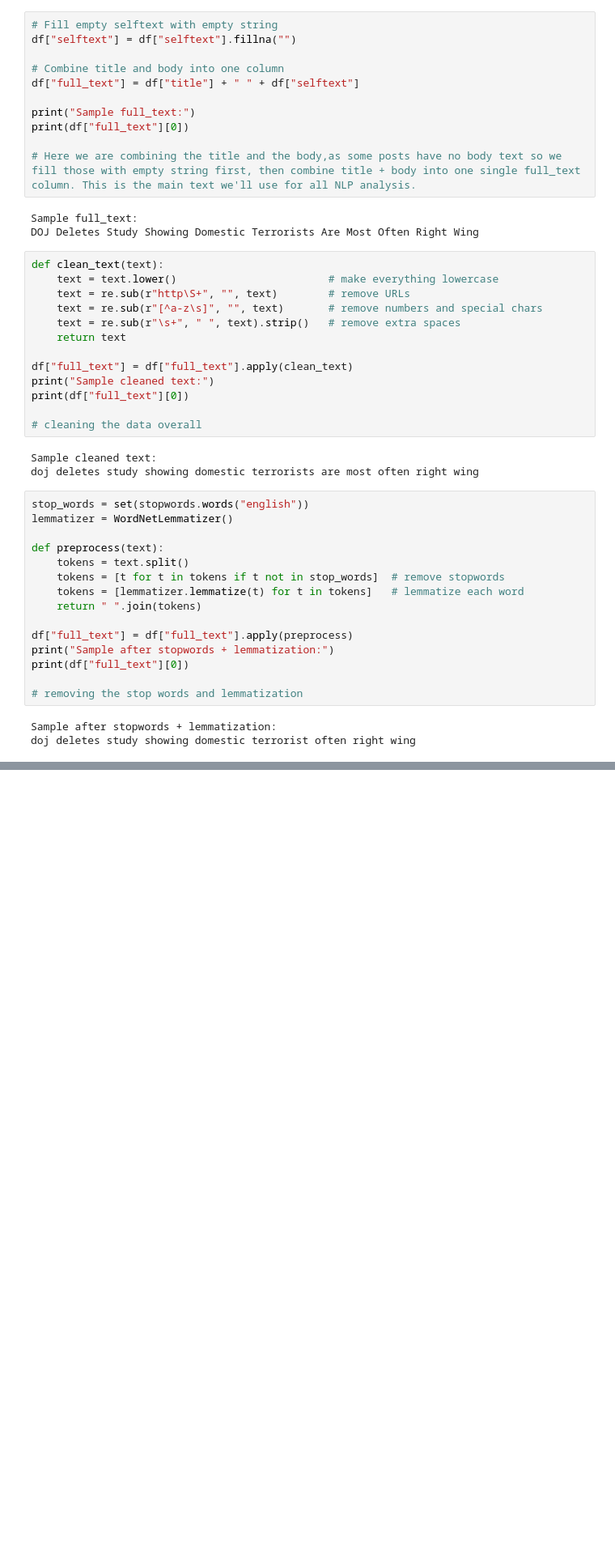
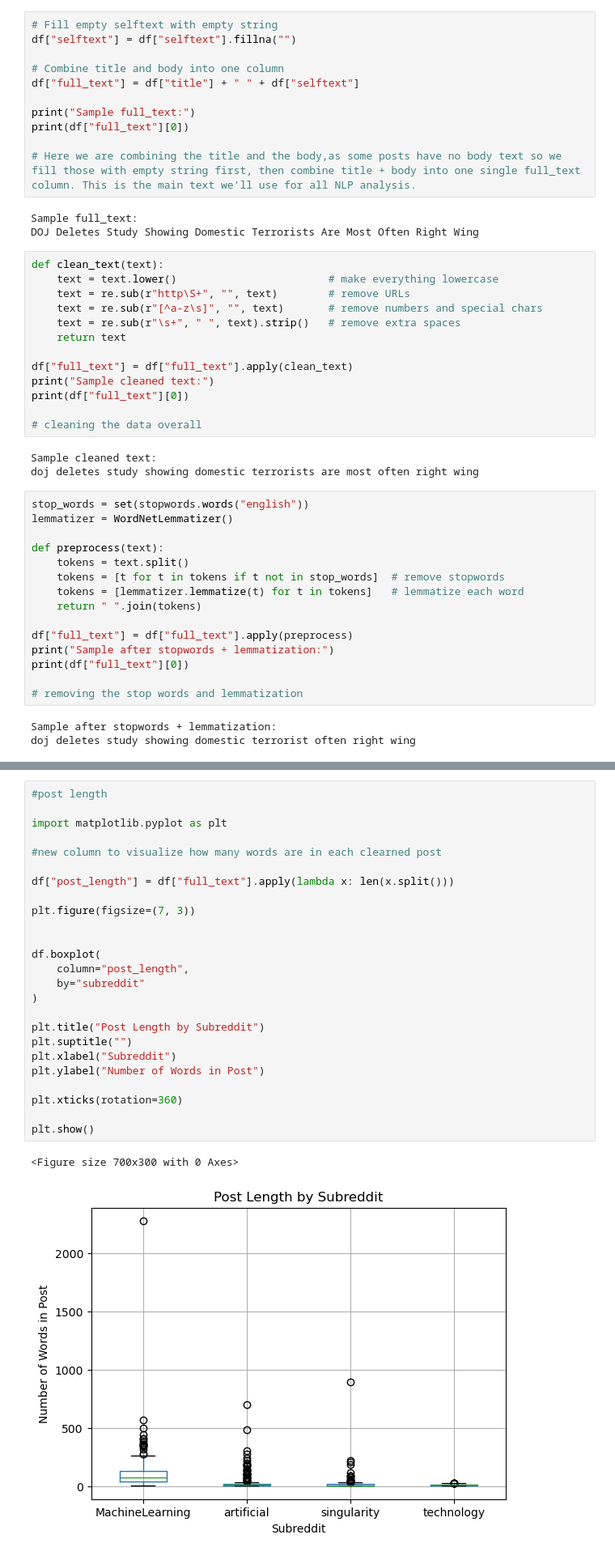
Before and after one commit to varunsardana/PSTAT-134-Final-Project, a Jupyter notebook: notebooks/02_cleaning_eda.ipynb, the cells around one changed output, grey strips where cells are left out. Shown at 81% size. Cells and saved outputs as stored; diff of their text form; blank space fills up the shorter version.

```diff
--- a/notebooks/02_cleaning_eda.ipynb
+++ b/notebooks/02_cleaning_eda.ipynb
@@ -136,0 +155,28 @@ Saved 755 cleaned posts to data/cleaned/reddit_cleaned.csv
+# %%
+#post length
+
+import matplotlib.pyplot as plt
+
+#new column to visualize how many words are in each clearned post
+
+df["post_length"] = df["full_text"].apply(lambda x: len(x.split()))
+
+plt.figure(figsize=(7, 3))
+
+
+df.boxplot(
+    column="post_length",
+    by="subreddit"
+)
+
+plt.title("Post Length by Subreddit")
+plt.suptitle("")
+plt.xlabel("Subreddit")
+plt.ylabel("Number of Words in Post")
+
+plt.xticks(rotation=360)
+
+plt.show()
+# %% [output]
+<Figure size 700x300 with 0 Axes>
+[figure, added]
```
Also changed, not shown: parts of 13 cells of this notebook, 2 other files.
